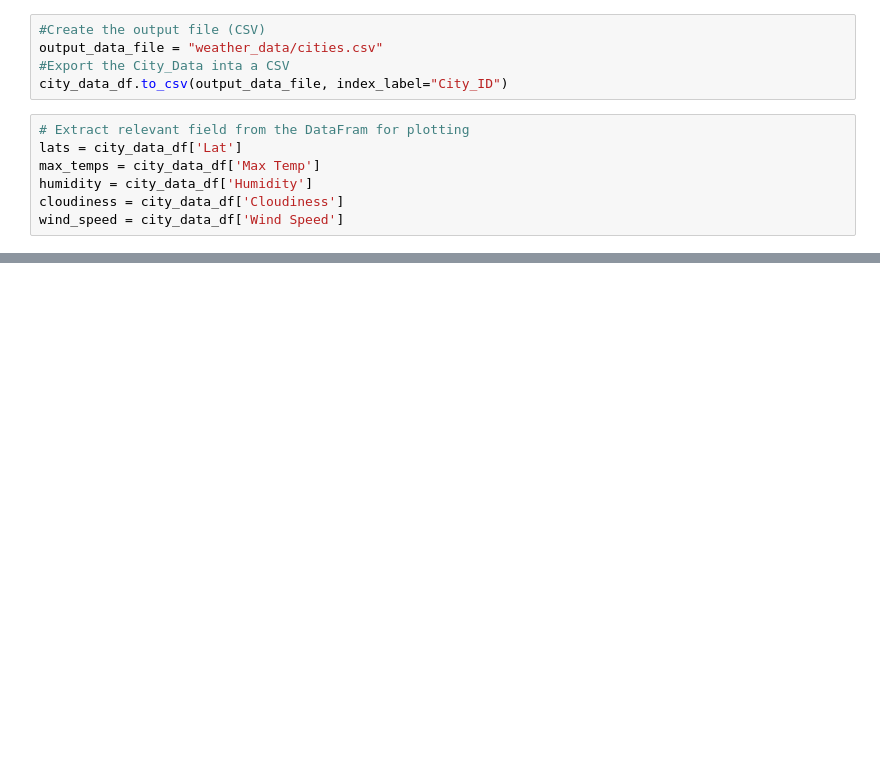
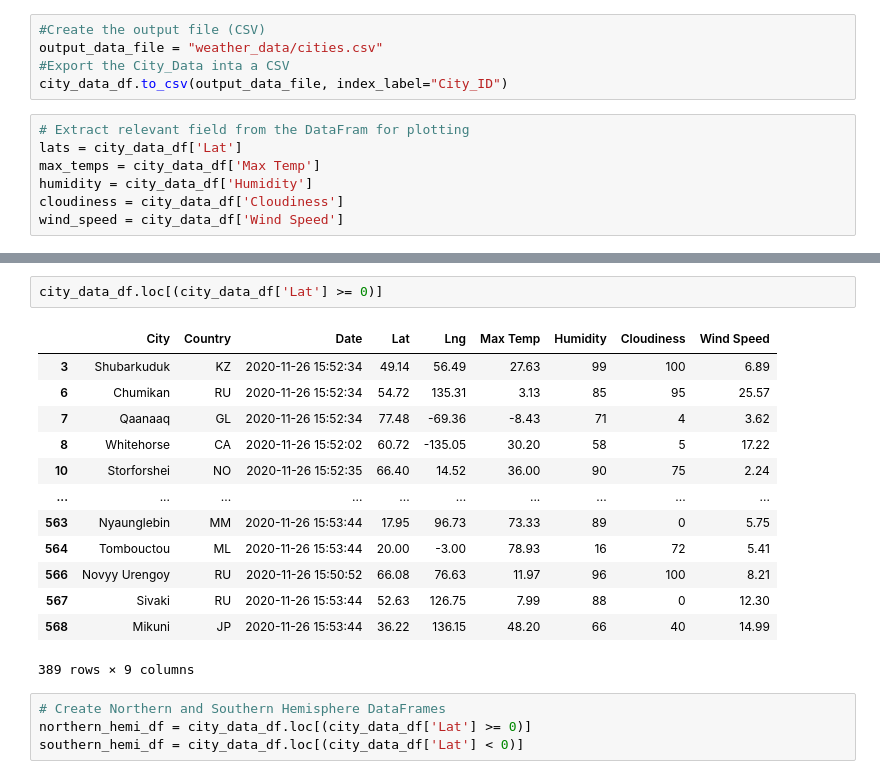
Before and after one commit to osvaldoferraz/World_Weather_Analysis, a Jupyter notebook: WeatherPy.ipynb, the cells around one changed output, grey strips where cells are left out. Drawn from its saved outputs; the diff is of its cells as text; blank space fills up the shorter version.

```diff
--- a/WeatherPy.ipynb
+++ b/WeatherPy.ipynb
@@ -299,0 +334,20 @@ plt.show
+# %%
+city_data_df.loc[(city_data_df['Lat'] >= 0)]
+# %% [output]
+|  | City | Country | Date | Lat | Lng | Max Temp | Humidity | Cloudiness | Wind Speed |
+| 3 | Shubarkuduk | KZ | 2020-11-26 15:52:34 | 49.14 | 56.49 | 27.63 | 99 | 100 | 6.89 |
+| 6 | Chumikan | RU | 2020-11-26 15:52:34 | 54.72 | 135.31 | 3.13 | 85 | 95 | 25.57 |
+| 7 | Qaanaaq | GL | 2020-11-26 15:52:34 | 77.48 | -69.36 | -8.43 | 71 | 4 | 3.62 |
+| 8 | Whitehorse | CA | 2020-11-26 15:52:02 | 60.72 | -135.05 | 30.20 | 58 | 5 | 17.22 |
+| 10 | Storforshei | NO | 2020-11-26 15:52:35 | 66.40 | 14.52 | 36.00 | 90 | 75 | 2.24 |
+| ... | ... | ... | ... | ... | ... | ... | ... | ... | ... |
+| 563 | Nyaunglebin | MM | 2020-11-26 15:53:44 | 17.95 | 96.73 | 73.33 | 89 | 0 | 5.75 |
+| 564 | Tombouctou | ML | 2020-11-26 15:53:44 | 20.00 | -3.00 | 78.93 | 16 | 72 | 5.41 |
+| 566 | Novyy Urengoy | RU | 2020-11-26 15:50:52 | 66.08 | 76.63 | 11.97 | 96 | 100 | 8.21 |
+| 567 | Sivaki | RU | 2020-11-26 15:53:44 | 52.63 | 126.75 | 7.99 | 88 | 0 | 12.30 |
+| 568 | Mikuni | JP | 2020-11-26 15:53:44 | 36.22 | 136.15 | 48.20 | 66 | 40 | 14.99 |
+389 rows × 9 columns
+# %%
+# Create Northern and Southern Hemisphere DataFrames
+northern_hemi_df = city_data_df.loc[(city_data_df['Lat'] >= 0)]
+southern_hemi_df = city_data_df.loc[(city_data_df['Lat'] < 0)]
```
Also changed, not shown: parts of 12 cells of this notebook, 5 other files.
